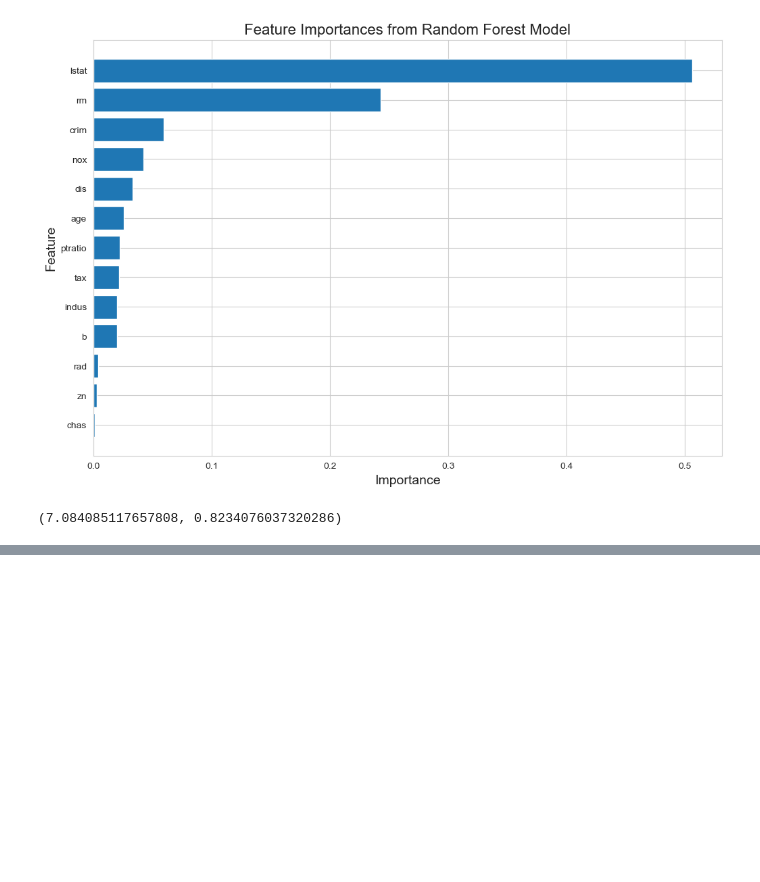
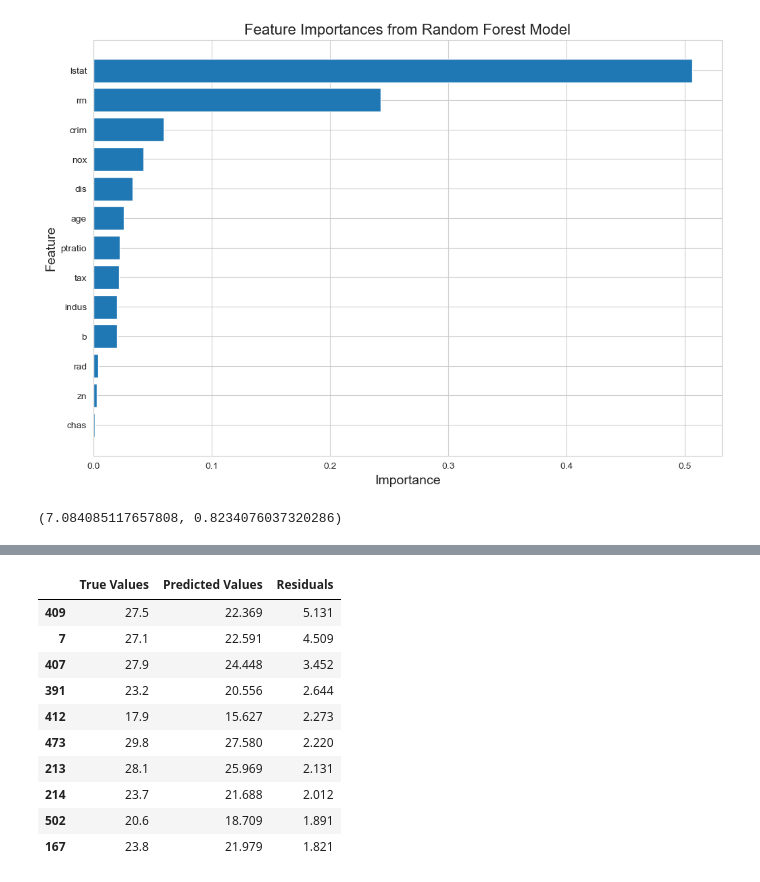
Before and after one commit to MilosPopov007/BostonHousingAnalysis, a Jupyter notebook: notebooks/BostonHousingAnalysis.ipynb, the cells around one changed output, grey strips where cells are left out. Saved outputs shown, nothing was run; the diff lists cells and outputs as text; code cells hidden in the pictures; blank space fills up the shorter version.

```diff
--- a/notebooks/BostonHousingAnalysis.ipynb
+++ b/notebooks/BostonHousingAnalysis.ipynb
@@ -258,0 +372,15 @@ xgb_mse, xgb_r2
+# %%
+# Display the top underestimations and overestimations as tables
+largest_underestimations[['True Values', 'Predicted Values', 'Residuals']]
+# %% [output]
+|  | True Values | Predicted Values | Residuals |
+| 409 | 27.5 | 22.369 | 5.131 |
+| 7 | 27.1 | 22.591 | 4.509 |
+| 407 | 27.9 | 24.448 | 3.452 |
+| 391 | 23.2 | 20.556 | 2.644 |
+| 412 | 17.9 | 15.627 | 2.273 |
+| 473 | 29.8 | 27.580 | 2.220 |
+| 213 | 28.1 | 25.969 | 2.131 |
+| 214 | 23.7 | 21.688 | 2.012 |
+| 502 | 20.6 | 18.709 | 1.891 |
+| 167 | 23.8 | 21.979 | 1.821 |
```
Also changed, not shown: parts of 7 cells of this notebook.
